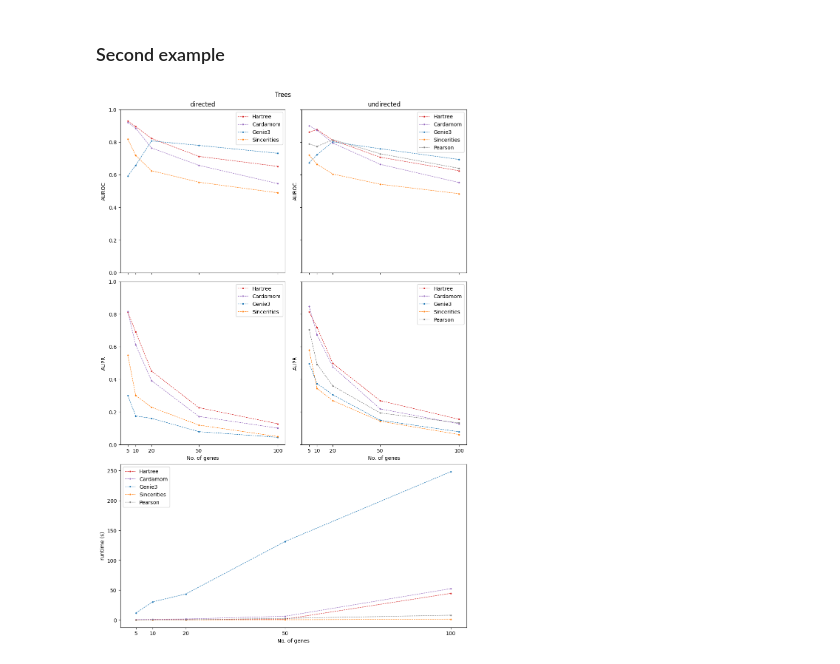
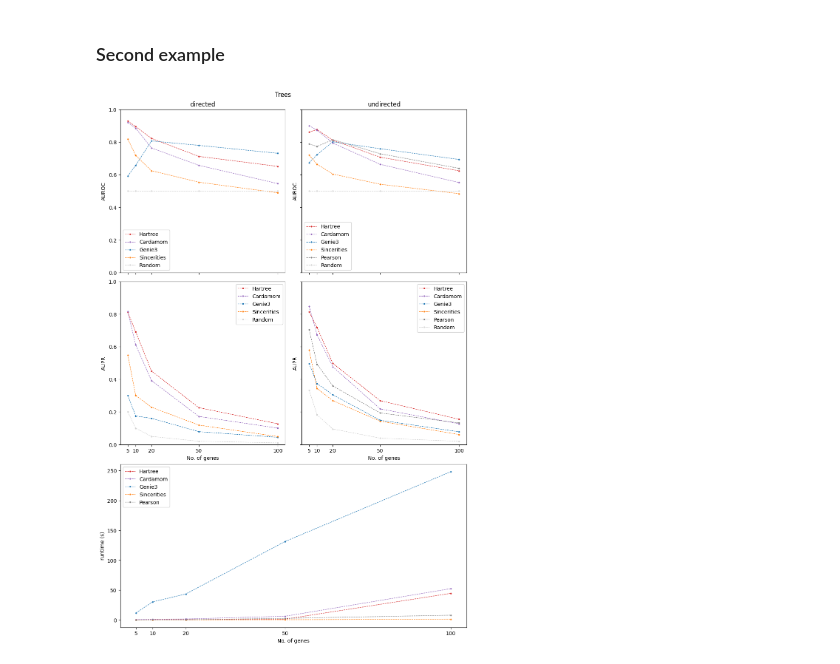
Before and after one commit to harissa-framework/benchmark, a Jupyter notebook: notebooks/reports.ipynb, the cells around one changed output. Cells and saved outputs as stored; diff of their text form; code cells hidden in the pictures.

Commit message:
add random in the plots

```diff
--- a/notebooks/reports.ipynb
+++ b/notebooks/reports.ipynb
@@ -120,35 +120,49 @@ for inf, (colors, stats_per_n_genes) in inferences_stats.items():
 
 for i in range(2):
     ax = axs[i]
+    ax.plot(
+        n_genes,
+        np.full(n_genes.size, 0.5),
+        color='lightgray',
+        label='Random',
+        **line_style
+    )
     if i % 2 == 0:
         ax.set_title('directed')
         ax.set_ylim(0.0, 1.0)
     else:
         ax.set_title('undirected')
         ax.sharey(axs[0])
         plt.setp(ax.get_yticklabels(), visible=False)
 
     ax.set_ylabel('AUROC')
     plt.setp(ax.get_xticklabels(), visible=False)
 
 
 for i in range(2, 4):
     ax = axs[i]
+    y = np.zeros(n_genes.size)
+    plotter = plotters[i -2]
+    for j, g in enumerate(n_genes):
+        plotter.network = benchmark.networks[f'Trees{g}/1']
+        y[j] = np.mean(plotter.truth)
+
+    ax.plot(n_genes, y, color='lightgray', label='Random', **line_style)
     if i % 2 == 0:
         ax.set_ylim(0.0, 1.0)
     else:
         ax.sharey(axs[2])
         plt.setp(ax.get_yticklabels(), visible=False)
 
     ax.set_xlabel('No. of genes')
-    axs[i].set_ylabel('AUPR')
+    ax.set_ylabel('AUPR')
 
 axs[-1].set_ylabel('runtime (s)')
 axs[-1].set_xlabel('No. of genes')
 
 
 for ax in axs:
     ax.set_xticks(n_genes)
     ax.legend(loc='best')
 # %% [output]
-[figure, old version]
+[figure, new version]
```
